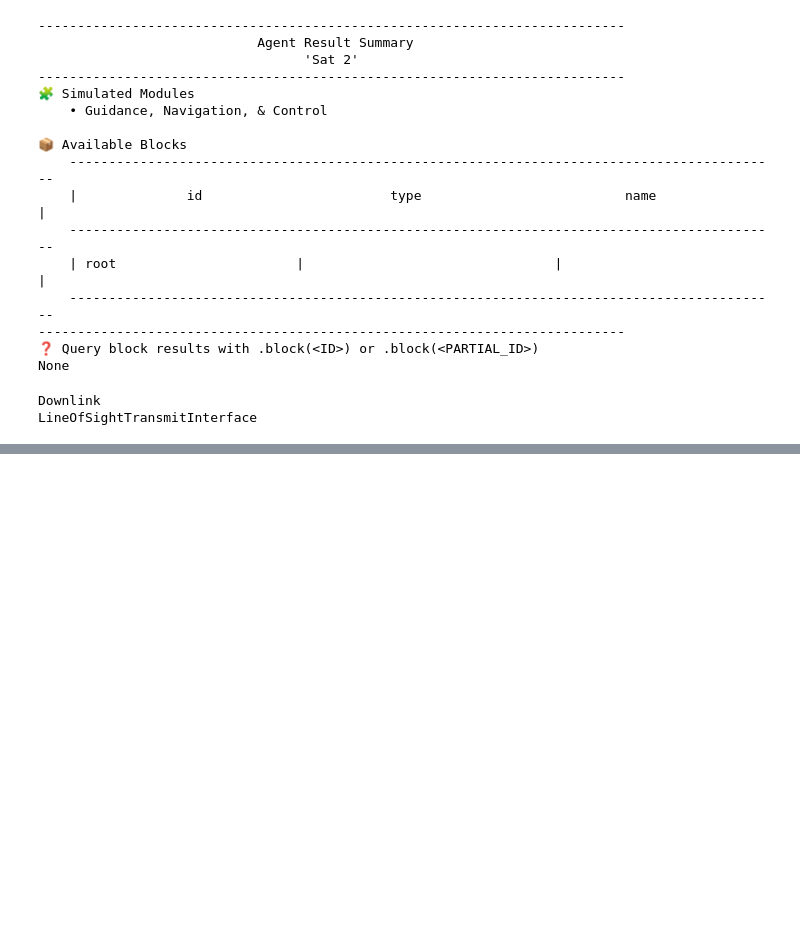
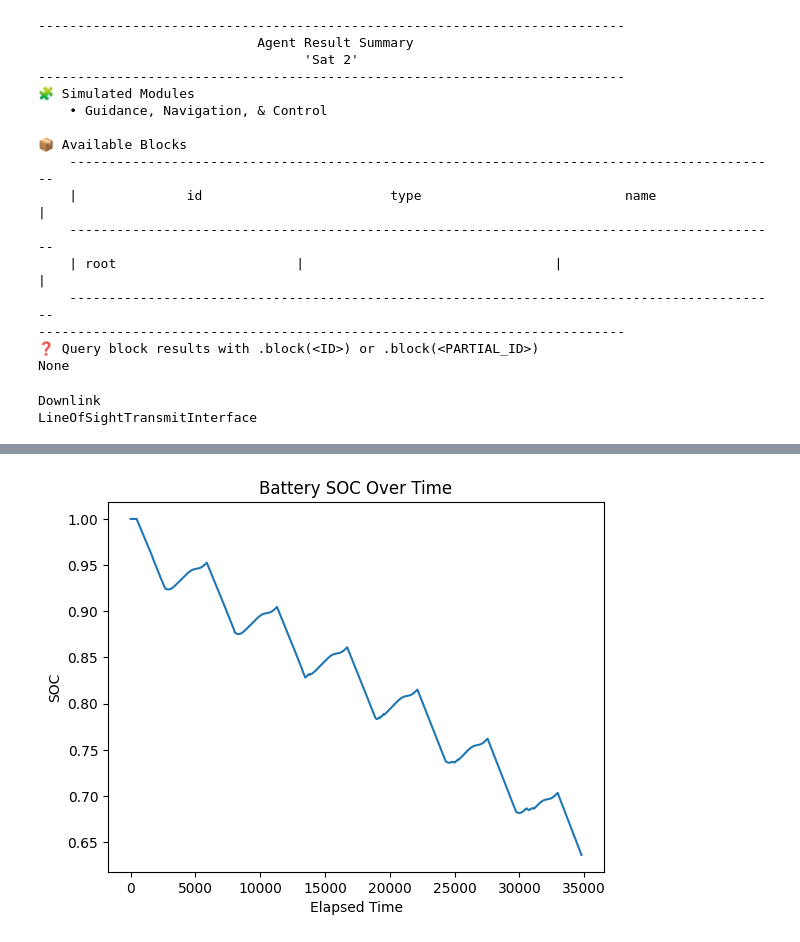
Before and after one commit to yuxinliuhubert/sedaro-violet, a Jupyter notebook: test_files/scenario_test.ipynb, the cells around one changed output, grey strips where cells are left out. Drawn from its saved outputs; the diff is of its cells as text; code cells hidden in the pictures; blank space fills up the shorter version.

```diff
--- a/test_files/scenario_test.ipynb
+++ b/test_files/scenario_test.ipynb
@@ -216,0 +239,8 @@ None
+# %%
+plt.plot(battery_block.variable(name='soc').elapsed_time, list(battery_block.variable(name='soc').values))
+plt.xlabel('Elapsed Time')
+plt.ylabel('SOC')
+plt.title('Battery SOC Over Time')
+plt.show()
+# %% [output]
+[figure, added]
```
Also changed, not shown: parts of 3 cells of this notebook.
